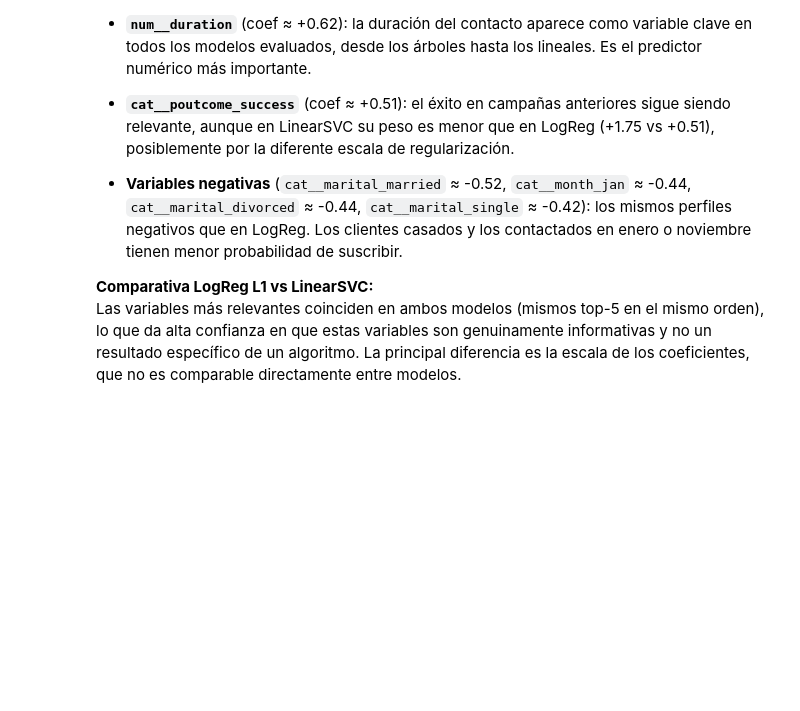
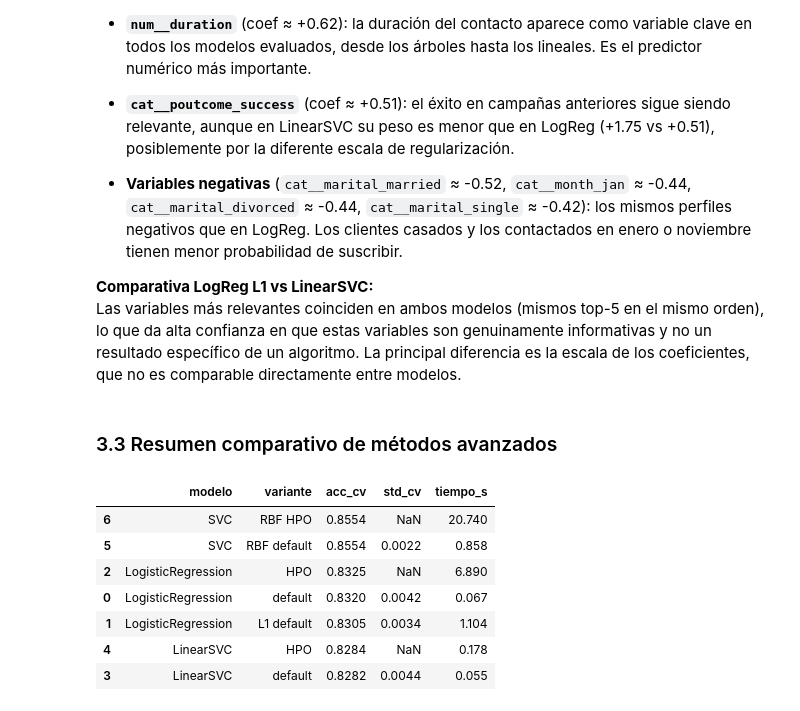
Before and after one commit to DiegoVa6/Grupo05_Practica1, a Jupyter notebook: exercise.ipynb, the cells around one changed output. Cells and saved outputs as stored; diff of their text form; code cells hidden in the pictures; blank space fills up the shorter version.

Commit message:
Add advanced models summary and final model selection notes

```diff
--- a/exercise.ipynb
+++ b/exercise.ipynb
@@ -1401,3 +1465,68 @@ mismo orden), lo que da alta confianza en que estas variables son genuinamente
 informativas y no un resultado específico de un algoritmo. La principal
 diferencia es la escala de los coeficientes, que no es comparable directamente
 entre modelos.
+# %% [markdown]
+### 3.3 Resumen comparativo de métodos avanzados
+# %%
+advanced_summary = pd.DataFrame([
+    {
+        "modelo": "LogisticRegression",
+        "variante": "default",
+        "acc_cv": round(logreg_scores["test_score"].mean(), 4),
+        "std_cv": round(logreg_scores["test_score"].std(), 4),
+        "tiempo_s": round(time_logreg_default, 3),
+    },
+    {
+        "modelo": "LogisticRegression",
+        "variante": "L1 default",
+        "acc_cv": round(logreg_l1_scores["test_score"].mean(), 4),
+        "std_cv": round(logreg_l1_scores["test_score"].std(), 4),
+        "tiempo_s": round(time_logreg_l1, 3),
+    },
+    {
+        "modelo": "LogisticRegression",
+        "variante": "HPO",
+        "acc_cv": round(grid_logreg.best_score_, 4),
+        "std_cv": None,
+        "tiempo_s": round(time_logreg_hpo, 3),
+    },
+    {
+        "modelo": "LinearSVC",
+        "variante": "default",
+        "acc_cv": round(svm_linear_scores["test_score"].mean(), 4),
+        "std_cv": round(svm_linear_scores["test_score"].std(), 4),
+        "tiempo_s": round(time_svm_linear_default, 3),
+    },
+    {
+        "modelo": "LinearSVC",
+        "variante": "HPO",
+        "acc_cv": round(grid_svm_linear.best_score_, 4),
+        "std_cv": None,
+        "tiempo_s": round(time_svm_linear_hpo, 3),
+    },
+    {
+        "modelo": "SVC",
+        "variante": "RBF default",
+        "acc_cv": round(svm_rbf_scores["test_score"].mean(), 4),
+        "std_cv": round(svm_rbf_scores["test_score"].std(), 4),
+        "tiempo_s": round(time_svm_rbf_default, 3),
+    },
+    {
+        "modelo": "SVC",
+        "variante": "RBF HPO",
+        "acc_cv": round(grid_svm_rbf.best_score_, 4),
+        "std_cv": None,
+        "tiempo_s": round(time_svm_rbf_hpo, 3),
+    },
+]).sort_values("acc_cv", ascending=False)
+
+advanced_summary
+# %% [output]
+|  | modelo | variante | acc_cv | std_cv | tiempo_s |
+| 6 | SVC | RBF HPO | 0.8554 | NaN | 20.740 |
+| 5 | SVC | RBF default | 0.8554 | 0.0022 | 0.858 |
+| 2 | LogisticRegression | HPO | 0.8325 | NaN | 6.890 |
+| 0 | LogisticRegression | default | 0.8320 | 0.0042 | 0.067 |
+| 1 | LogisticRegression | L1 default | 0.8305 | 0.0034 | 1.104 |
+| 4 | LinearSVC | HPO | 0.8284 | NaN | 0.178 |
+| 3 | LinearSVC | default | 0.8282 | 0.0044 | 0.055 |
```
Also changed, not shown: parts of 30 cells of this notebook.
